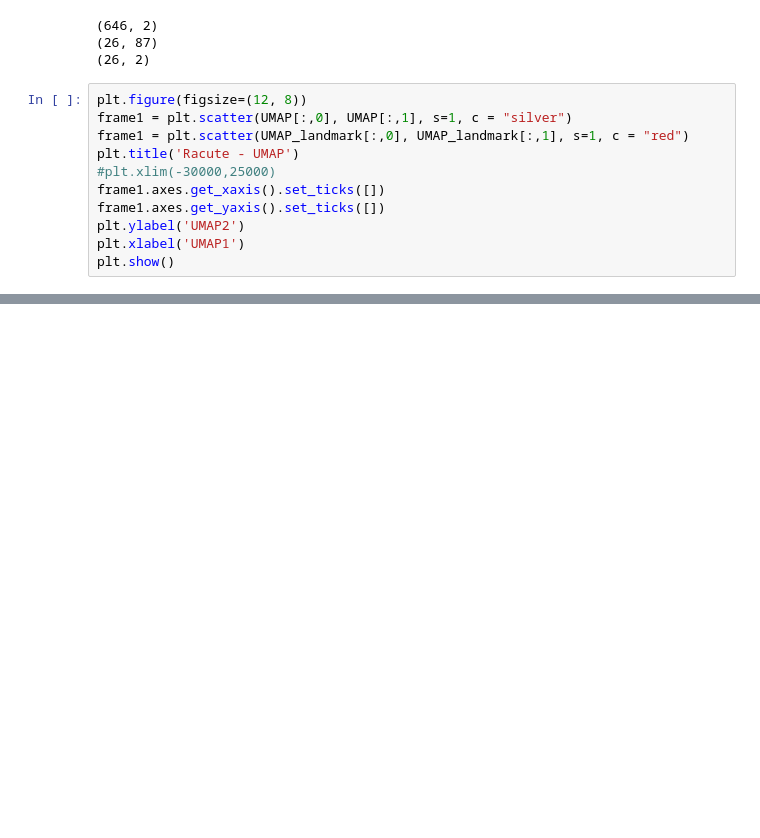
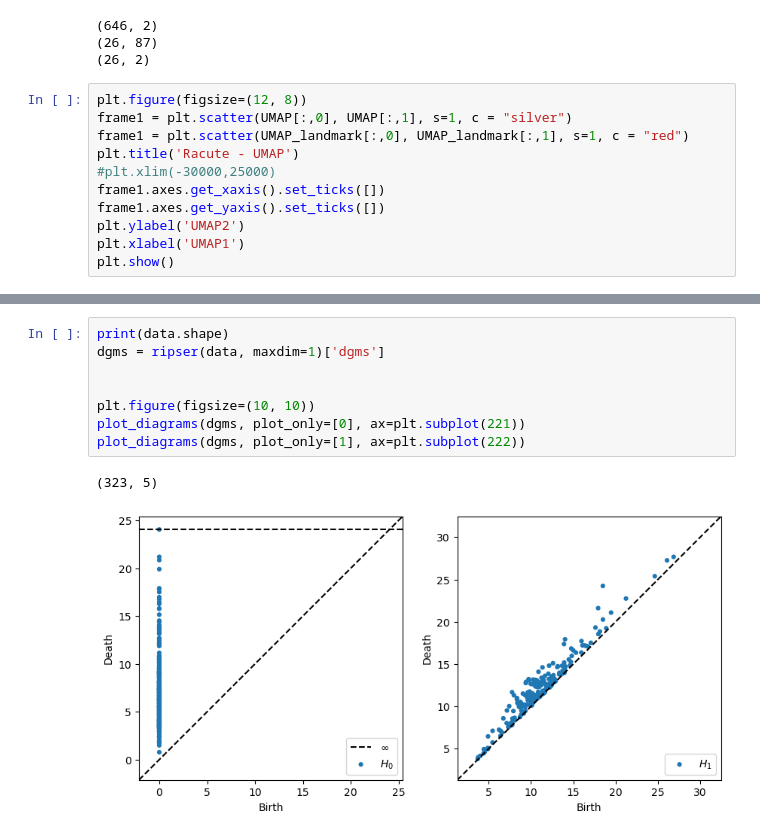
Before and after one commit to Orecchia-Research-Group/manifold_learning, a Jupyter notebook: neuro_circ.ipynb, the cells around one changed output, grey strips where cells are left out. Drawn from its saved outputs; the diff is of its cells as text; blank space fills up the shorter version.

```diff
--- a/neuro_circ.ipynb
+++ b/neuro_circ.ipynb
@@ -349,0 +386,11 @@ plt.show()
+# %%
+print(data.shape)
+dgms = ripser(data, maxdim=1)['dgms']
+
+
+plt.figure(figsize=(10, 10))
+plot_diagrams(dgms, plot_only=[0], ax=plt.subplot(221))
+plot_diagrams(dgms, plot_only=[1], ax=plt.subplot(222))
+# %% [output]
+(323, 5)
+[figure, added]
```
Also changed, not shown: parts of 5 cells of this notebook.
